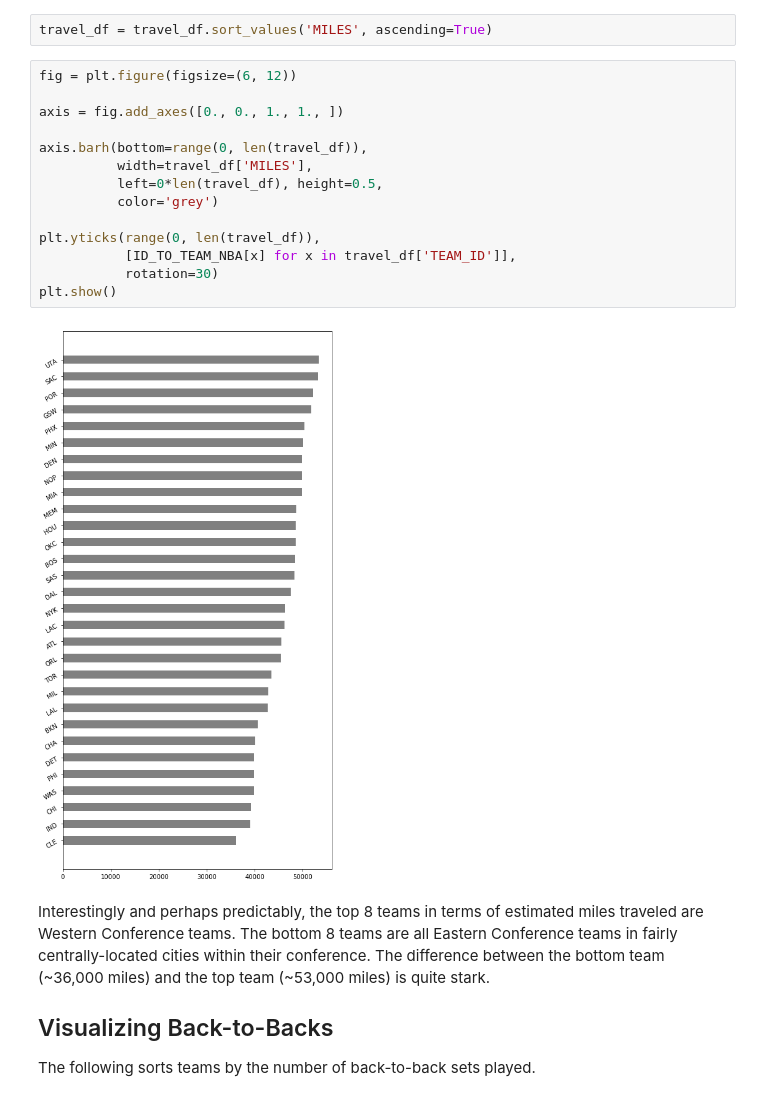
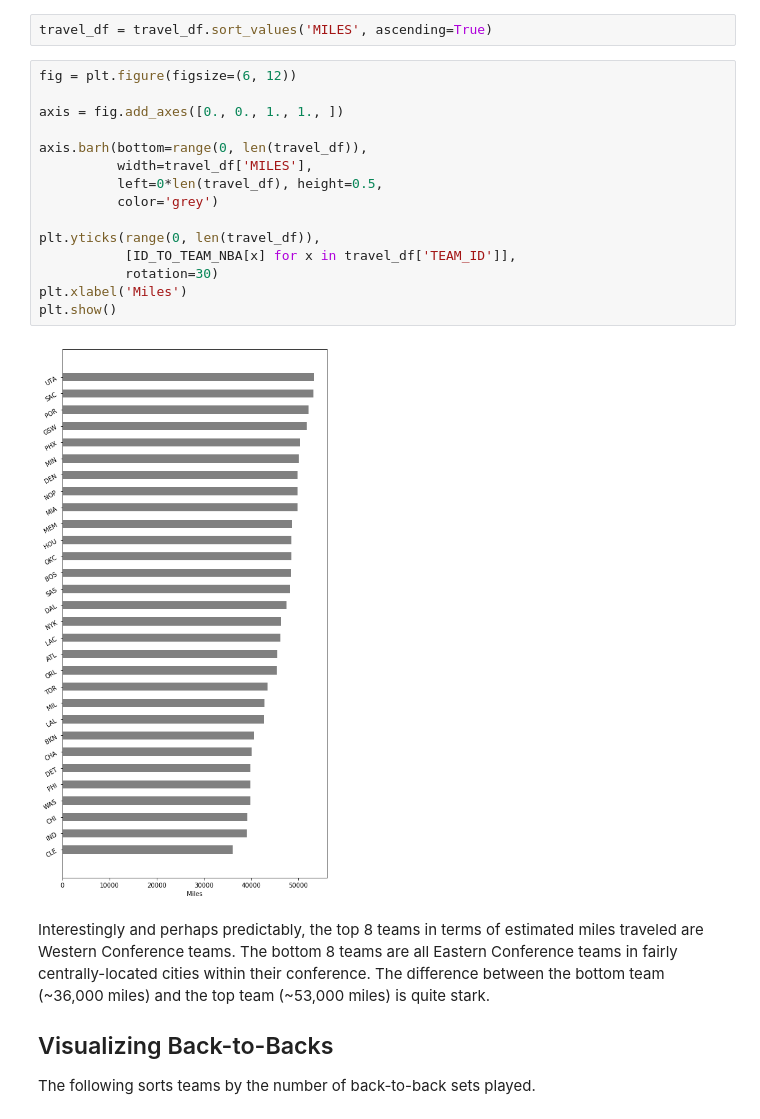
Before and after one commit to basketballrelativity/team_travel, a Jupyter notebook: team_travel.ipynb, the cells around one changed output. Saved outputs shown, nothing was run; the diff lists cells and outputs as text.

```diff
--- a/team_travel.ipynb
+++ b/team_travel.ipynb
@@ -197,19 +197,20 @@ travel_df = travel_df.sort_values('MILES', ascending=True)
 # %%
 fig = plt.figure(figsize=(6, 12))
 
 axis = fig.add_axes([0., 0., 1., 1., ])
 
 axis.barh(bottom=range(0, len(travel_df)),
           width=travel_df['MILES'],
           left=0*len(travel_df), height=0.5,
           color='grey')
 
 plt.yticks(range(0, len(travel_df)),
            [ID_TO_TEAM_NBA[x] for x in travel_df['TEAM_ID']],
            rotation=30)
+plt.xlabel('Miles')
 plt.show()
 # %% [output]
-[figure, old version]
+[figure, new version]
 # %% [markdown]
 Interestingly and perhaps predictably, the top 8 teams in terms of estimated miles traveled are Western Conference teams. The bottom 8 teams are all Eastern Conference teams in fairly centrally-located cities within their conference. The difference between the bottom team (~36,000 miles) and the top team (~53,000 miles) is quite stark.
 
```
Also changed, not shown: parts of 1 cell of this notebook.
